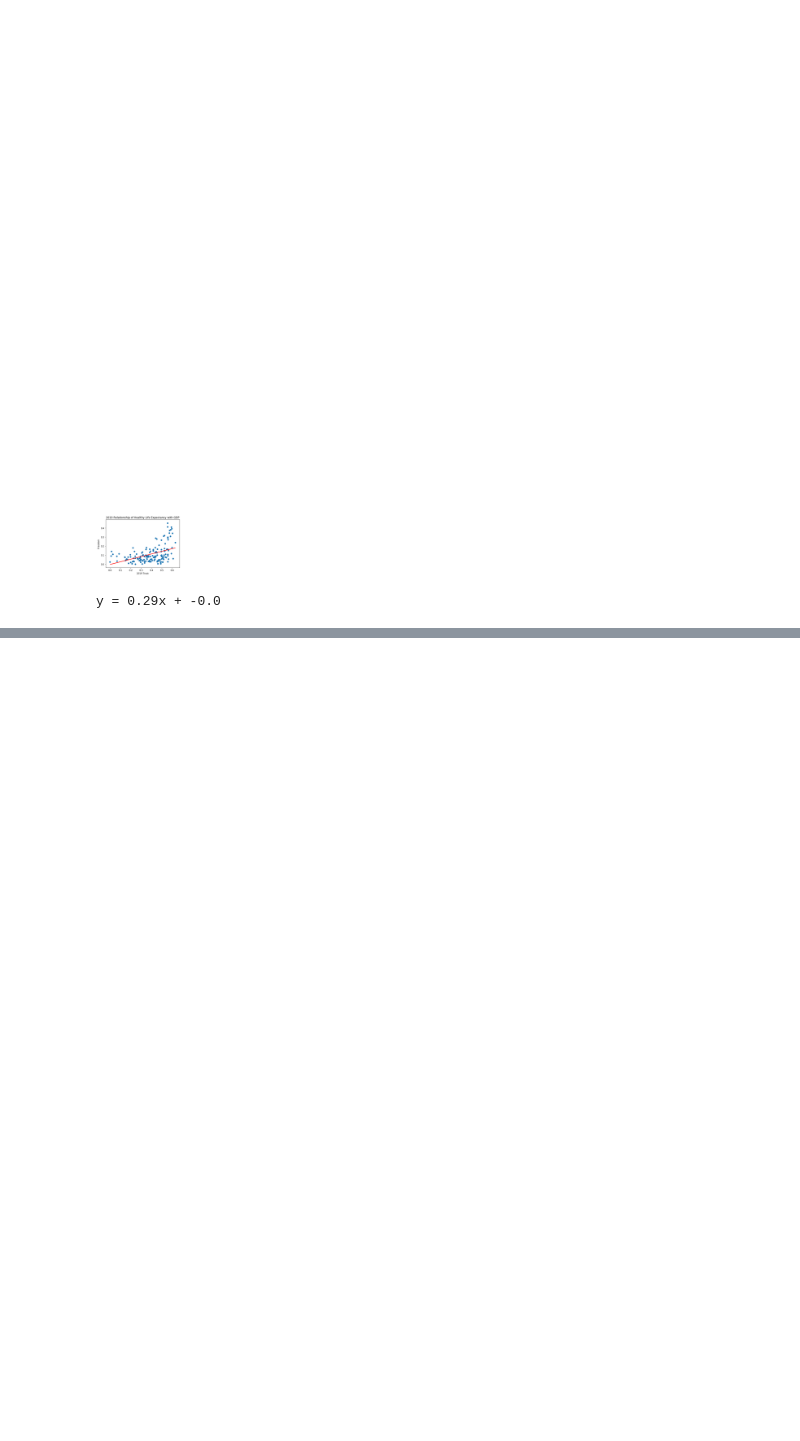
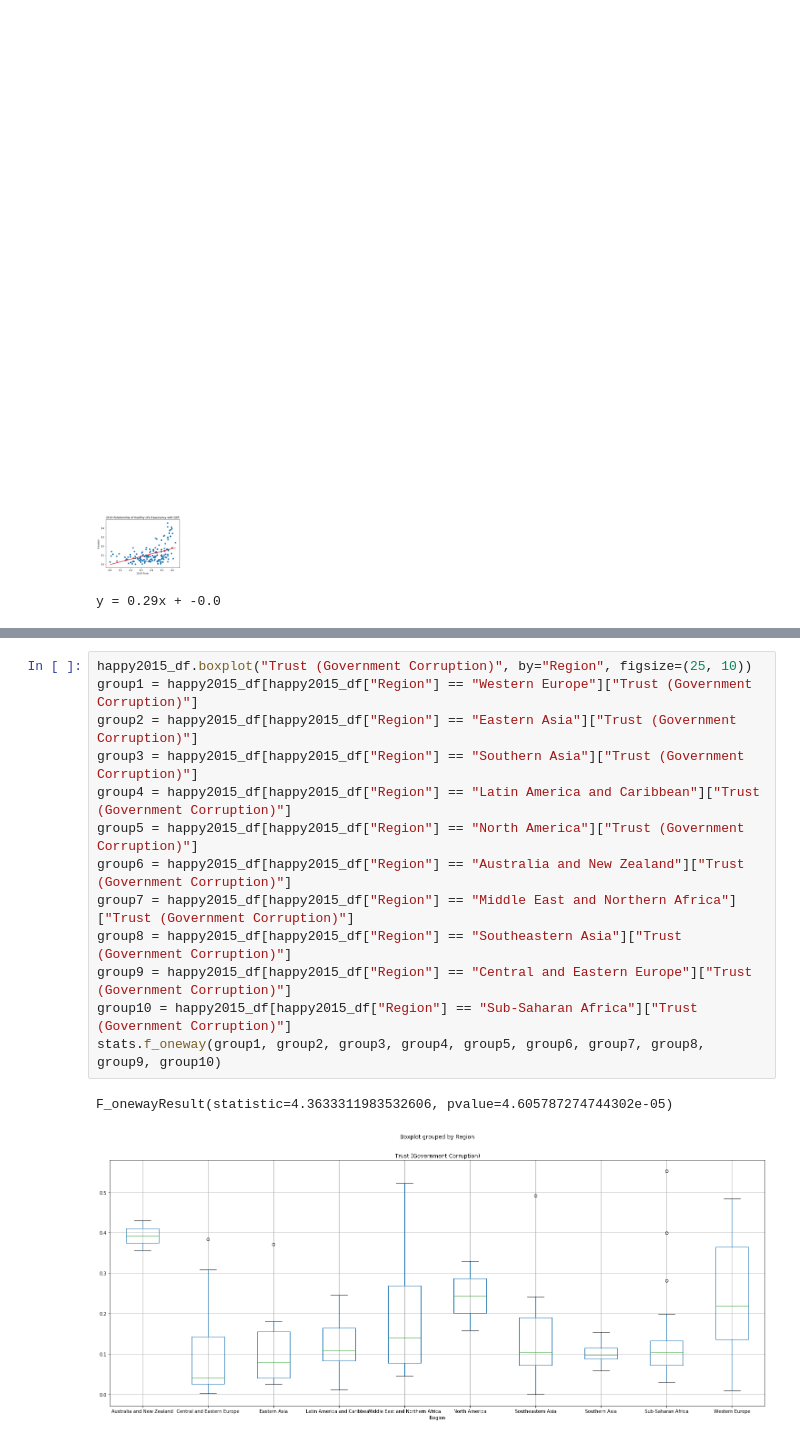
Before and after one commit to DanyCh093/Project-One-, a Jupyter notebook: world-happiness/Happiness_Index_Renamed.ipynb, the cells around one changed output, grey strips where cells are left out. Saved outputs shown, nothing was run; the diff lists cells and outputs as text; blank space fills up the shorter version.

```diff
--- a/world-happiness/Happiness_Index_Renamed.ipynb
+++ b/world-happiness/Happiness_Index_Renamed.ipynb
@@ -636,0 +683,16 @@ y = 0.29x + -0.0
+# %%
+happy2015_df.boxplot("Trust (Government Corruption)", by="Region", figsize=(25, 10))
+group1 = happy2015_df[happy2015_df["Region"] == "Western Europe"]["Trust (Government Corruption)"]
+group2 = happy2015_df[happy2015_df["Region"] == "Eastern Asia"]["Trust (Government Corruption)"]
+group3 = happy2015_df[happy2015_df["Region"] == "Southern Asia"]["Trust (Government Corruption)"]
+group4 = happy2015_df[happy2015_df["Region"] == "Latin America and Caribbean"]["Trust (Government Corruption)"]
+group5 = happy2015_df[happy2015_df["Region"] == "North America"]["Trust (Government Corruption)"]
+group6 = happy2015_df[happy2015_df["Region"] == "Australia and New Zealand"]["Trust (Government Corruption)"]
+group7 = happy2015_df[happy2015_df["Region"] == "Middle East and Northern Africa"]["Trust (Government Corruption)"]
+group8 = happy2015_df[happy2015_df["Region"] == "Southeastern Asia"]["Trust (Government Corruption)"]
+group9 = happy2015_df[happy2015_df["Region"] == "Central and Eastern Europe"]["Trust (Government Corruption)"]
+group10 = happy2015_df[happy2015_df["Region"] == "Sub-Saharan Africa"]["Trust (Government Corruption)"]
+stats.f_oneway(group1, group2, group3, group4, group5, group6, group7, group8, group9, group10)
+# %% [output]
+F_onewayResult(statistic=4.3633311983532606, pvalue=4.605787274744302e-05)
+[figure, added]
```
Also changed, not shown: parts of 5 cells of this notebook.
